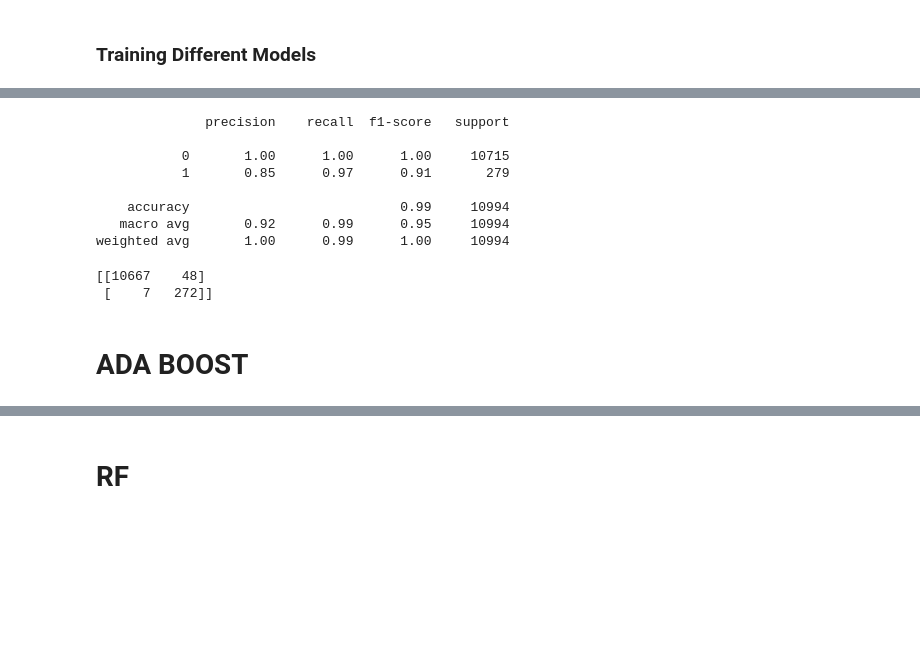
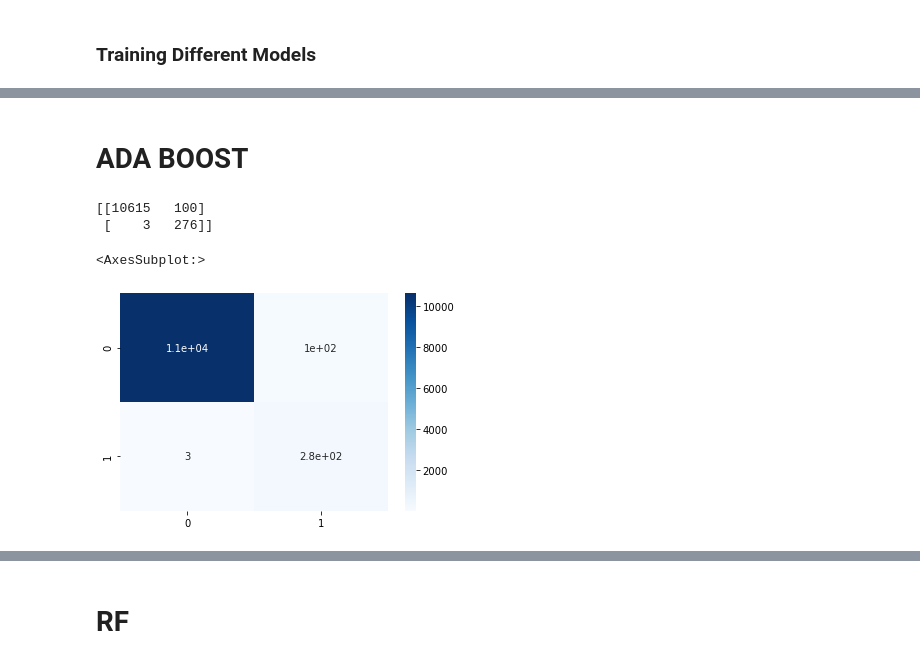
Before and after one commit to NielParekh/Detection-of-DDoS-attacks-on-Android-devices, a Jupyter notebook: custom_dataset_models.ipynb, the cells around one changed output, grey strips where cells are left out. Drawn from its saved outputs; the diff is of its cells as text; code cells hidden in the pictures; blank space fills up the shorter version.

```diff
--- a/custom_dataset_models.ipynb
+++ b/custom_dataset_models.ipynb
@@ -550,11 +485,0 @@ f1 score -> 0.9081803005008348
-# %%
-print(classification_report(y_test,predictions_xgb))
-# %% [output]
-              precision    recall  f1-score   support
-
-           0       1.00      1.00      1.00     10715
-           1       0.85      0.97      0.91       279
-
-    accuracy                           0.99     10994
-   macro avg       0.92      0.99      0.95     10994
-weighted avg       1.00      0.99      1.00     10994
@@ -563,9 +486,3 @@ from sklearn.metrics import confusion_matrix
-# %%
-conf_mat_xgb = confusion_matrix(y_test,predictions_xgb)
-print(conf_mat_xgb)
-# %% [output]
-[[10667    48]
- [    7   272]]
 # %%
 filename = "xgb_model.pkl"
 pickle.dump(xgb_clf,open(filename,'wb'))
@@ -577,6 +494,17 @@ from sklearn.ensemble import AdaBoostClassifier
 ada = AdaBoostClassifier()
 ada_clf = ada.fit(x_train,y_train)
 predictions_ada = ada_clf.predict(x_test)
+# %%
+cf_matrix_ada = confusion_matrix(y_test, predictions_ada)
+print(cf_matrix_ada)
+# %% [output]
+[[10615   100]
+ [    3   276]]
+# %%
+sns.heatmap(cf_matrix_ada, annot=True,cmap='Blues')
+# %% [output]
+<AxesSubplot:>
+[figure, added]
 # %%
 print(classification_report(y_test,predictions_ada))
 # %% [output]
```
Also changed, not shown: parts of 42 cells of this notebook.
